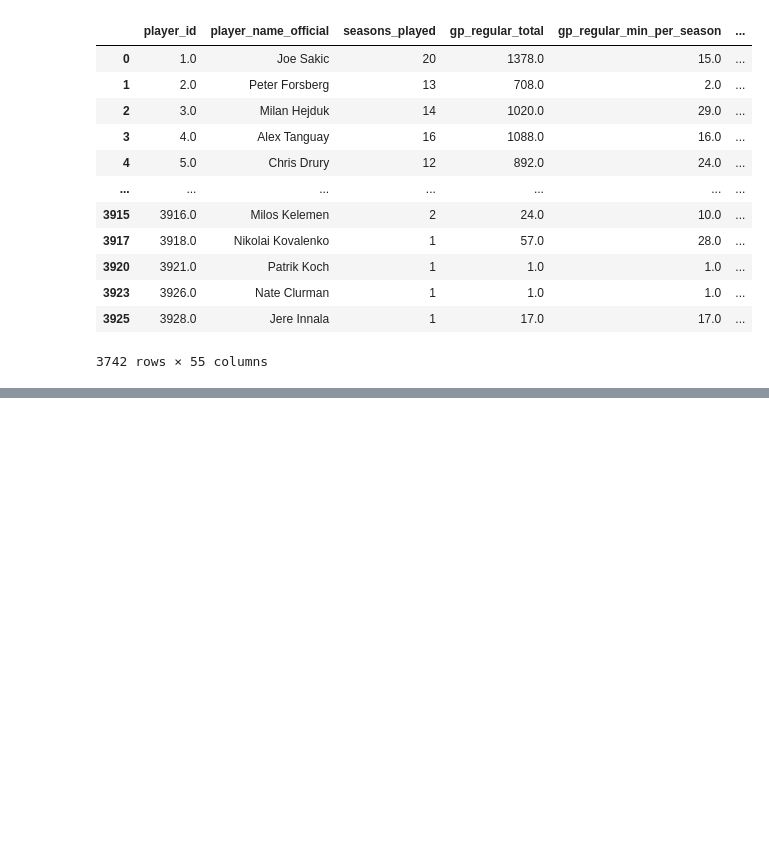
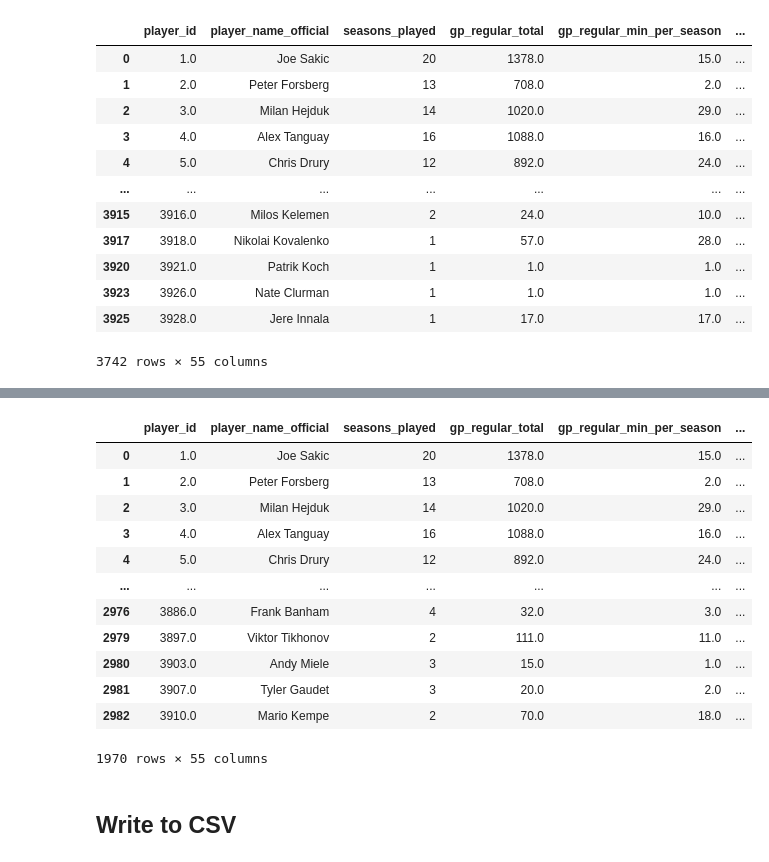
Before and after one commit to shigenogoro/NHL-Prospect-Predictor, a Jupyter notebook: tier_classifier/nhl_player_preprocessing.ipynb, the cells around one changed output, grey strips where cells are left out. Saved outputs shown, nothing was run; the diff lists cells and outputs as text; code cells hidden in the pictures; blank space fills up the shorter version.

```diff
--- a/tier_classifier/nhl_player_preprocessing.ipynb
+++ b/tier_classifier/nhl_player_preprocessing.ipynb
@@ -327,0 +451,5 @@ nhl_players_without_rookies.to_csv('../dataset/preprocess/nhl_players_career_sta
+# %%
+# Forwards are all others
+nhl_forwards_id = nhl_players_without_rookies_and_fringe[
+    ~nhl_players_without_rookies_and_fringe['player_id'].isin(nhl_defensemen_id)
+]['player_id']
@@ -327,0 +471,23 @@ nhl_players_without_rookies.to_csv('../dataset/preprocess/nhl_players_career_sta
+# %%
+# Get Forwards
+nhl_forwards = nhl_players_without_rookies_and_fringe[
+    nhl_players_without_rookies_and_fringe['player_id'].isin(nhl_forwards_id)
+]
+# %%
+nhl_forwards
+# %% [output]
+|  | player_id | player_name_official | seasons_played | gp_regular_total | gp_regular_min_per_season | ... |
+| 0 | 1.0 | Joe Sakic | 20 | 1378.0 | 15.0 | ... |
+| 1 | 2.0 | Peter Forsberg | 13 | 708.0 | 2.0 | ... |
+| 2 | 3.0 | Milan Hejduk | 14 | 1020.0 | 29.0 | ... |
+| 3 | 4.0 | Alex Tanguay | 16 | 1088.0 | 16.0 | ... |
+| 4 | 5.0 | Chris Drury | 12 | 892.0 | 24.0 | ... |
+| ... | ... | ... | ... | ... | ... | ... |
+| 2976 | 3886.0 | Frank Banham | 4 | 32.0 | 3.0 | ... |
+| 2979 | 3897.0 | Viktor Tikhonov | 2 | 111.0 | 11.0 | ... |
+| 2980 | 3903.0 | Andy Miele | 3 | 15.0 | 1.0 | ... |
+| 2981 | 3907.0 | Tyler Gaudet | 3 | 20.0 | 2.0 | ... |
+| 2982 | 3910.0 | Mario Kempe | 2 | 70.0 | 18.0 | ... |
+1970 rows × 55 columns
+# %% [markdown]
+## Write to CSV
```
Also changed, not shown: parts of 19 cells of this notebook, 3 other files.
